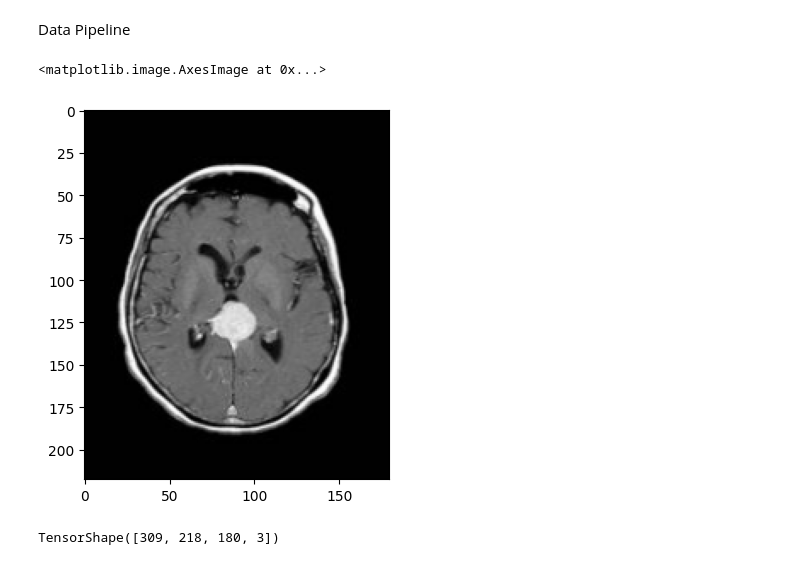
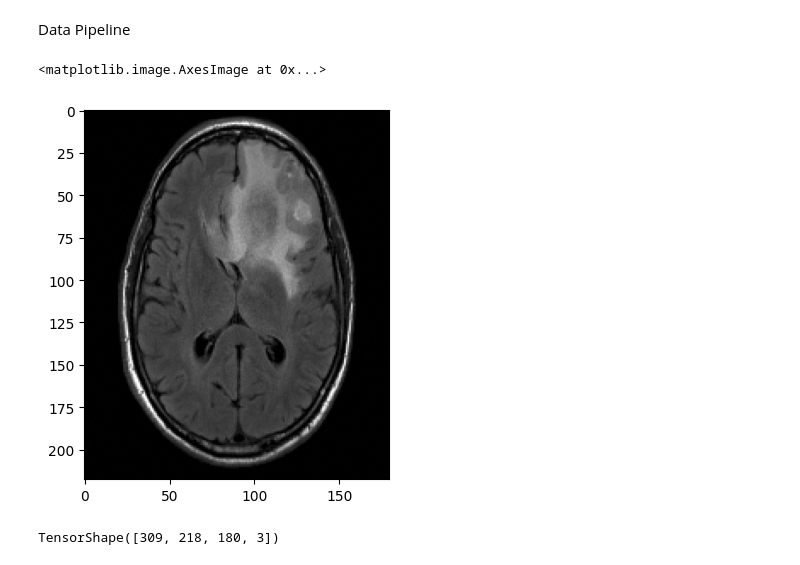
Before and after one commit to isthismanas/Deep_Models, a Jupyter notebook: Tumor Detection Convolutional Neural Network.ipynb, the cells around one changed output. Saved outputs shown, nothing was run; the diff lists cells and outputs as text; code cells hidden in the pictures.

```diff
--- a/Tumor Detection Convolutional Neural Network.ipynb
+++ b/Tumor Detection Convolutional Neural Network.ipynb
@@ -40,10 +40,10 @@ for img in dataset:
 train_yes = imgtensorarray.stack()
 # %%
 plt.figure()
-plt.imshow(train_yes[16])
+plt.imshow(train_yes[68])
 # %% [output]
 <matplotlib.image.AxesImage at 0x...>
-[figure, old version]
+[figure, new version]
 # %%
 train_yes.shape
 # %% [output]
```
Also changed, not shown: parts of 1 cell of this notebook.
